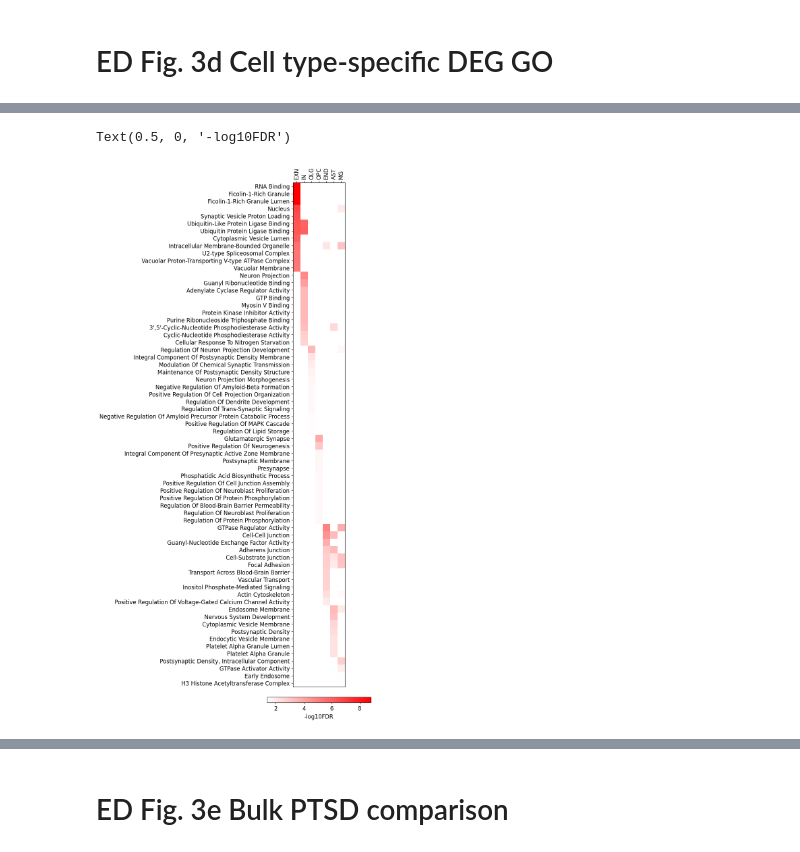
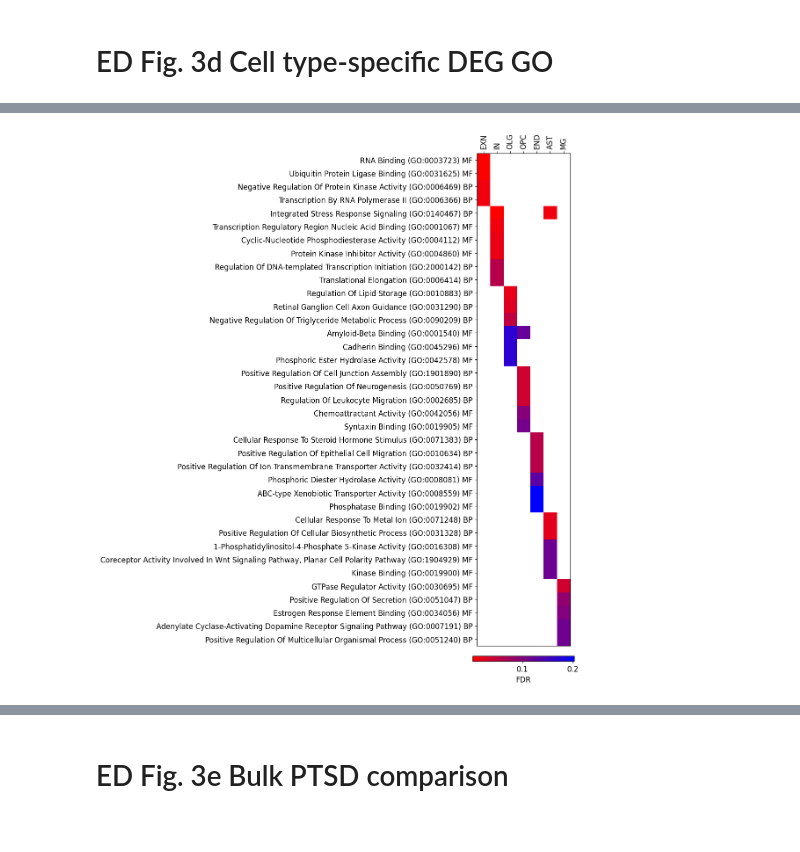
Before and after one commit to mjgirgenti/PTSDsnDLPFC, a Jupyter notebook: notebooks/ED_fig3_DEG.ipynb, the cells around one changed output, grey strips where cells are left out. Saved outputs shown, nothing was run; the diff lists cells and outputs as text; code cells hidden in the pictures.

```diff
--- a/notebooks/ED_fig3_DEG.ipynb
+++ b/notebooks/ED_fig3_DEG.ipynb
@@ -225,0 +88,2 @@ all_genes = list(itertools.chain(*all_genes))
+# %%
+df = pd.read_csv('/home/ah2428/top_occurring_genes.csv',sep='\t')
@@ -245,5 +132,11 @@ mat_df = pd.DataFrame(mat,index=renamed,columns=df_genes)
 mat_df = mat_df.replace(0, np.nan)
 mat_df = mat_df.dropna(axis=1, how='all')
+# %%
+# Define custom colormap with Red → Purple → Blue transition
+colors = [(1, 0, 0), (0.5, 0, 0.5), (0, 0, 1)]  # Red → Purple → Blue
+positions = [0.0, 0.5, 1.0]  # Even transition points
+
+custom_cmap = mcolors.LinearSegmentedColormap.from_list("red_purple_blue", list(zip(positions, colors)))
 # %%
 plt.rcParams['pdf.fonttype'] = 42
 plt.rcParams['ps.fonttype'] = 42
@@ -301,42 +163,46 @@ for celltype in ['EXC','INH','OLI','OPC','END','AST','MIC']:
 # %%
 df_all = []
-for s in ['EXC','INH','OLI','OPC','END','AST','MIC']:
+for celltype in ['EXC','INH','OLI','OPC','END','AST','MIC']:
     df_celltype = []
-    for f in glob.glob(f'/home/ah2428/ShareZhangLab/PTSD/RNA/GO/celltype_GO/enrichr/{s}/*'):
-        name = str(f).split('/')[-1].split('.')[0]
-        if name in ['MF','BP','CC','SynGO']:
-            df = pd.read_csv(f,sep='\t')[['Term','Adjusted P-value']]
+    for f in glob.glob(f'/home/ah2428/ShareZhangLab/PTSD/RNA/GO/celltype_GO_enrichr/{celltype}_*'):
+        name = str(f).split('/')[-1].split('.')[0].split('_')[1]
+        if name in ['BP','MF']:
+            df = pd.read_csv(f,sep=',')[['Term','Adjusted.P.value']]
+            df['Term'] = df['Term'] + ' ' + name
+            df = df.sort_values('Adjusted.P.value')
+            df = df[:3]
             df_celltype.append(df)
+
     df_celltype = pd.concat(df_celltype)
-    df_celltype = df_celltype.sort_values('Adjusted P-value')
-    df_celltype = df_celltype[:12]
-    df_celltype = df_celltype.set_index('Term').rename(columns={'Adjusted P-value':s})
+    df_celltype = df_celltype.sort_values('Adjusted.P.value')
+    df_celltype = df_celltype.set_index('Term').rename(columns={'Adjusted.P.value':celltype})
     df_all.append(df_celltype)
 df_all = pd.concat(df_all)
 df_new = df_all.groupby(level=0).sum()
 df_new = df_new.replace(0.0,np.nan)
-df_new = -np.log10(df_new)
 df_new = df_new[['EXC','INH','OLI','OPC','END','AST','MIC']]
-df_new = df_new.sort_values(by=['EXC','INH','OLI','OPC','END','AST','MIC'],ascending=False)
+df_new = df_new.sort_values(by=['EXC','INH','OLI','OPC','END','AST','MIC'])
+# %%
+df_new = df_new.drop(index=['Ubiquitin-Like Protein Ligase Binding (GO:0044389) MF', 'Regulation Of RNA Polymerase II Regulatory Region Sequence-Specific DNA Binding (GO:1903025) BP','Small GTPase Binding (GO:0031267) MF'])
 # %%
 plt.rcParams['pdf.fonttype'] = 42
 plt.rcParams['ps.fonttype'] = 42
 celltypes = df_new.columns
 plt.rcParams['font.size'] = '12'
 
-fig, ax = plt.subplots(figsize=(7,20))
-p = ax.imshow(np.array(df_new),cmap=red_t)
+fig, ax = plt.subplots(figsize=(7,15))
+p = ax.imshow(np.array(df_new),cmap=custom_cmap)
 ax.xaxis.tick_top()
 ax.set_xticks(np.arange(len(celltypes)))
 ax.set_xticklabels(['EXN','IN','OLG','OPC','END','AST','MG'],rotation=90)
 ax.set_yticks(np.arange(df_new.shape[0]))
-terms = [x.split(' (')[0] for x in df_new.index.values]
+terms = df_new.index.values
 df_new.index = terms
 ax.set_yticklabels(terms)
 
 cbar = fig.colorbar(p,fraction=0.01,pad=0.02,orientation='horizontal')
 cbar.ax.get_yaxis().labelpad = 10
-cbar.ax.set_xlabel('-log10FDR', fontsize=12)
+cbar.ax.set_xlabel('FDR', fontsize=12)
+plt.savefig('/home/ah2428/celltype_GO.pdf',bbox_inches='tight',dpi=300)
 # %% [output]
-Text(0.5, 0, '-log10FDR')
-[figure, old version]
+[figure, new version]
```
Also changed, not shown: parts of 25 cells of this notebook, 2 other files.
